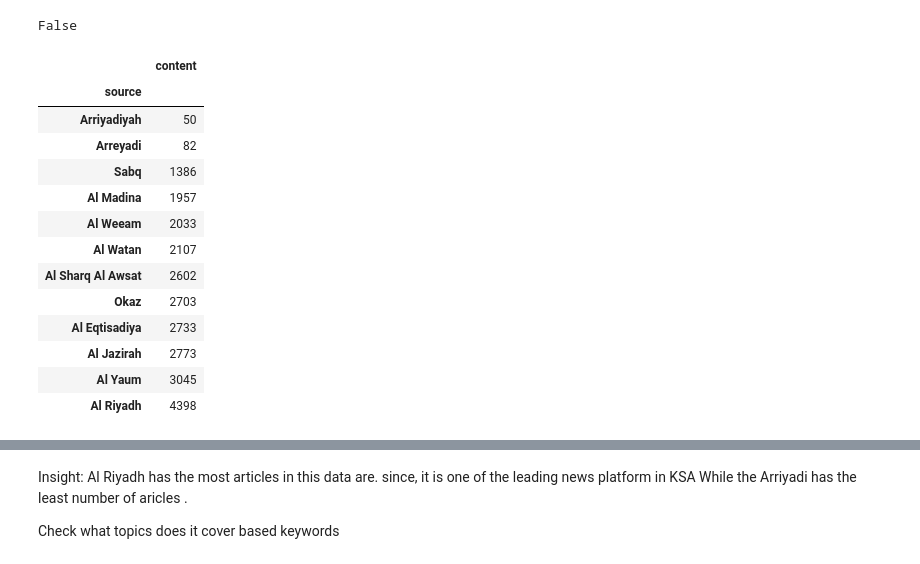
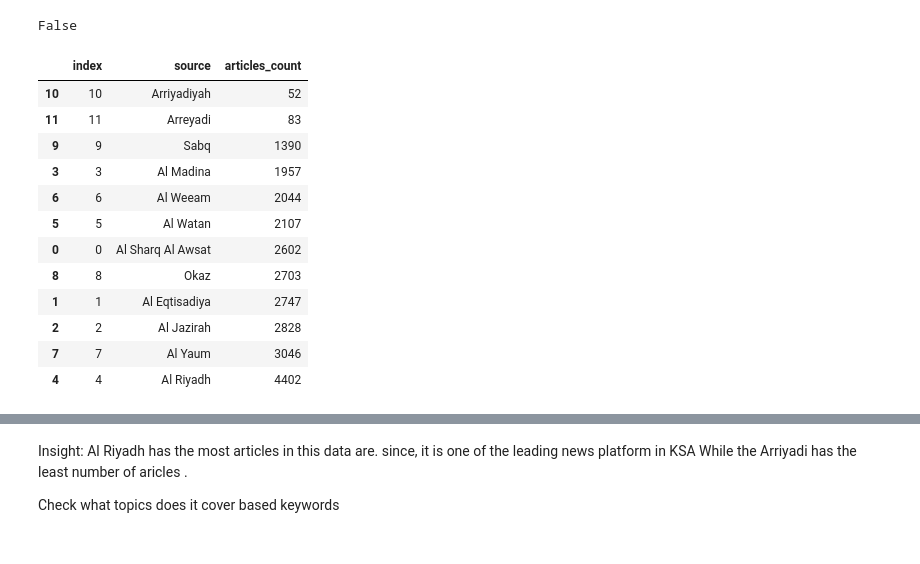
Before and after one commit to AlaAlBinSaleh/Arabic-NLP, a Jupyter notebook: SaudiNews_DataPrep_EDA.ipynb, the cells around one changed output, grey strips where cells are left out. Drawn from its saved outputs; the diff is of its cells as text; code cells hidden in the pictures.

```diff
--- a/SaudiNews_DataPrep_EDA.ipynb
+++ b/SaudiNews_DataPrep_EDA.ipynb
@@ -141,39 +141,42 @@ ArNews_df['author'] = ArNews_df.author.str.replace("واس","")
 ArNews_df['author'] = ArNews_df.author.str.replace("\xa0","")
 # %%
 ArNews_df['words_before_stop'] = ArNews_df["content"].apply(nltk.word_tokenize)
+# %%
+from nltk.stem.isri import ISRIStemmer
+st = ISRIStemmer()
+ArNews_df['words_stem'] = ArNews_df['words_before_stop'].apply(lambda x: [st.stem(y) for y in x])
 # %%
 #remove stop words
-ArNews_df['words_after_stop']= ArNews_df['words_before_stop'].apply(lambda x: [item for item in x if item not in arabic_stopwords_list])
+ArNews_df['words_after_stop']= ArNews_df['words_stem'].apply(lambda x: [item for item in x if item not in arabic_stopwords_list])
 # %%
 #number of words before and after stop words removal
 ArNews_df['word_count_stop'] = ArNews_df['words_before_stop'].str.len() #before
 ArNews_df['word_count_wo_stop'] = ArNews_df['words_after_stop'].str.len() #after
-# %%
-#stemming
-#ArNews_df['words_before_stop'] = ArNews_df['Words_before_stop'].apply(lambda x: [stemmer.stem(y) for y in x])
-ArNews_df['words_stem'] = ArNews_df['words_before_stop'].apply(lambda x: [stemmer.stem(y) for y in x])
-#ArNews_df.apply(lambda row: nltk.word_tokenize(row["verbatim"]), axis=1)
 # %%
 #Remove short articles
-ArNews_df = ArNews_df[ArNews_df.word_count_stop > 20]
+ArNews_df = ArNews_df[ArNews_df.word_count_stop != ArNews_df.word_count_wo_stop]
 # %%
 # News Source vs Content
-Source_Content = ArNews_df.groupby(['source'])["content"].count().sort_values(ascending=True)
-pd.DataFrame(Source_Content)
+Source_Content = Counter(ArNews_df["source"])
+Source_Content_df = pd.DataFrame(
+    {'source': Source_Content.keys(),
+     'articles_count': Source_Content.values(),
+    })
+Source_Content_df = Source_Content_df.reset_index()
+Source_Content_df.sort_values(by=["articles_count"])
 # %% [output]
-|  | content |
-| source |  |
-| Arriyadiyah | 50 |
-| Arreyadi | 82 |
-| Sabq | 1386 |
-| Al Madina | 1957 |
-| Al Weeam | 2033 |
-| Al Watan | 2107 |
-| Al Sharq Al Awsat | 2602 |
-| Okaz | 2703 |
-| Al Eqtisadiya | 2733 |
-| Al Jazirah | 2773 |
-| Al Yaum | 3045 |
-| Al Riyadh | 4398 |
+|  | index | source | articles_count |
+| 10 | 10 | Arriyadiyah | 52 |
+| 11 | 11 | Arreyadi | 83 |
+| 9 | 9 | Sabq | 1390 |
+| 3 | 3 | Al Madina | 1957 |
+| 6 | 6 | Al Weeam | 2044 |
+| 5 | 5 | Al Watan | 2107 |
+| 0 | 0 | Al Sharq Al Awsat | 2602 |
+| 8 | 8 | Okaz | 2703 |
+| 1 | 1 | Al Eqtisadiya | 2747 |
+| 2 | 2 | Al Jazirah | 2828 |
+| 7 | 7 | Al Yaum | 3046 |
+| 4 | 4 | Al Riyadh | 4402 |
 # %%
 # plot the
```
Also changed, not shown: parts of 14 cells of this notebook.
